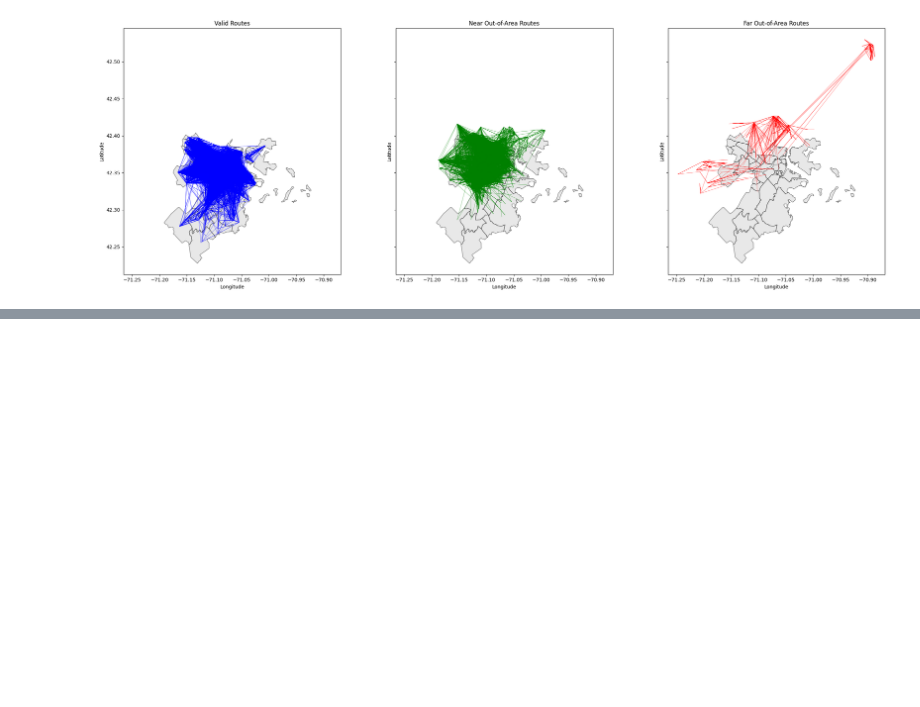
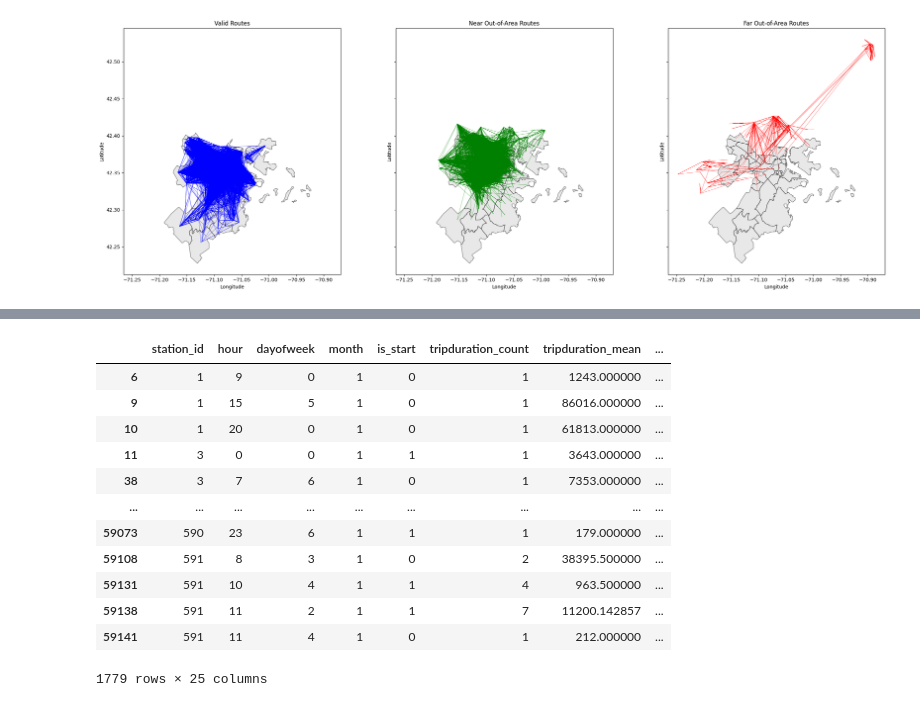
Before and after one commit to elnurisg/anomaly_detection_for_shared_mobility, a Jupyter notebook: data_analysis.ipynb, the cells around one changed output, grey strips where cells are left out. Saved outputs shown, nothing was run; the diff lists cells and outputs as text; code cells hidden in the pictures; blank space fills up the shorter version.

Commit message:
Update function name and add demo 'transition for station focused data'

```diff
--- a/data_analysis.ipynb
+++ b/data_analysis.ipynb
@@ -552,0 +555,2 @@ plt.show()
+# %%
+current_data = dp.bike_trip_process_data_and_save(city_name = 'boston', start = datetime(2023, 1, 1), end = datetime(2023, 1, 31), pca=False)
@@ -552,0 +690,21 @@ plt.show()
+# %%
+X = station_time_agg.drop(columns=['station_id', 'station_name', 'geometry'])
+# %%
+iso_forest = IsolationForest(contamination=0.03, n_estimators=500, max_samples=0.6, max_features=0.9)
+station_time_agg['anomalies'] = iso_forest.fit_predict(X)
+# %%
+station_time_agg[station_time_agg['anomalies'] == -1]
+# %% [output]
+|  | station_id | hour | dayofweek | month | is_start | tripduration_count | tripduration_mean | ... |
+| 6 | 1 | 9 | 0 | 1 | 0 | 1 | 1243.000000 | ... |
+| 9 | 1 | 15 | 5 | 1 | 0 | 1 | 86016.000000 | ... |
+| 10 | 1 | 20 | 0 | 1 | 0 | 1 | 61813.000000 | ... |
+| 11 | 3 | 0 | 0 | 1 | 1 | 1 | 3643.000000 | ... |
+| 38 | 3 | 7 | 6 | 1 | 0 | 1 | 7353.000000 | ... |
+| ... | ... | ... | ... | ... | ... | ... | ... | ... |
+| 59073 | 590 | 23 | 6 | 1 | 1 | 1 | 179.000000 | ... |
+| 59108 | 591 | 8 | 3 | 1 | 0 | 2 | 38395.500000 | ... |
+| 59131 | 591 | 10 | 4 | 1 | 1 | 4 | 963.500000 | ... |
+| 59138 | 591 | 11 | 2 | 1 | 1 | 7 | 11200.142857 | ... |
+| 59141 | 591 | 11 | 4 | 1 | 0 | 1 | 212.000000 | ... |
+1779 rows × 25 columns
```
Also changed, not shown: parts of 8 cells of this notebook.
